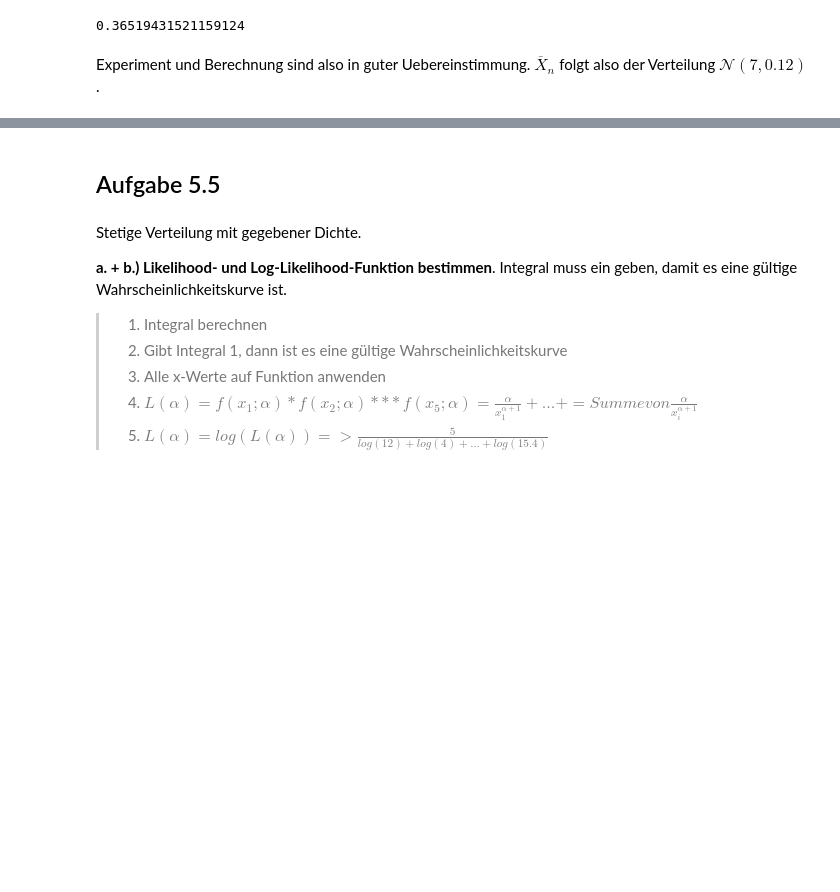
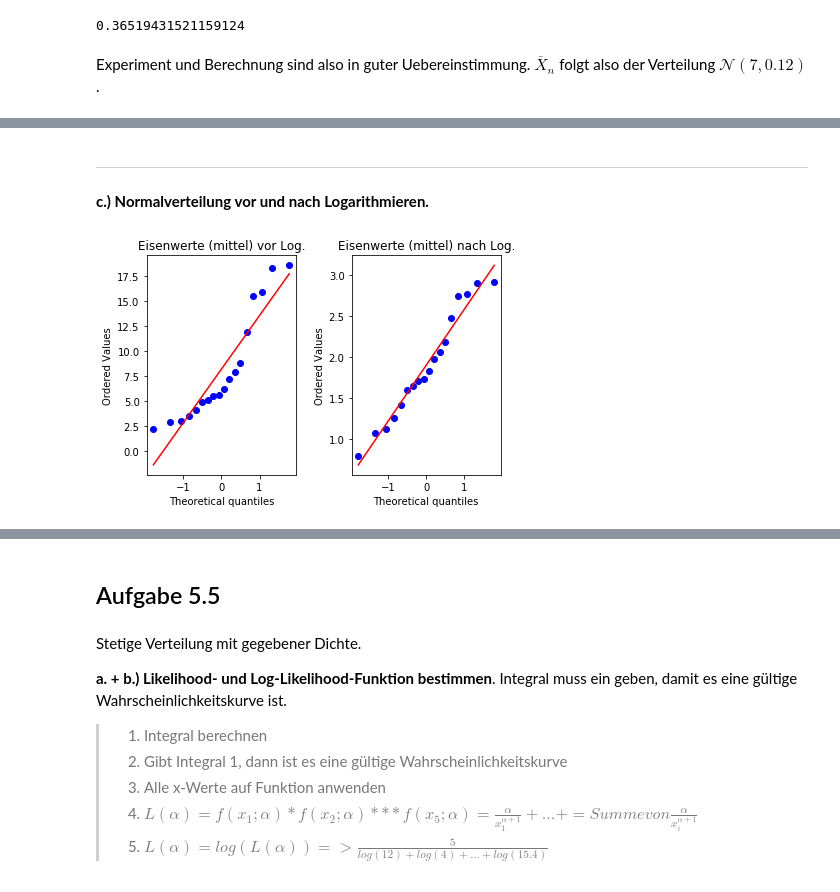
Before and after one commit to christopherchristensen/summaries, a Jupyter notebook: stat/sw05/serie_05.ipynb, the cells around one changed output, grey strips where cells are left out. Drawn from its saved outputs; the diff is of its cells as text; code cells hidden in the pictures; blank space fills up the shorter version.

```diff
--- a/stat/sw05/Python Code - Series 5.ipynb
+++ b/stat/sw05/serie_05.ipynb
@@ -334,0 +399,24 @@ Experiment und Berechnung sind also in guter Uebereinstimmung. $\overline{X}_n$
+# %% [markdown]
+---
+
+**c.) Normalverteilung vor und nach Logarithmieren.**
+# %%
+import matplotlib.pyplot as plt
+import numpy as np
+import pandas as pd
+import scipy.stats as st
+
+# Plot vor dem Logarithmieren
+plt.subplot(1, 2, 1)
+st.probplot(iron["medium"], plot=plt)
+plt.title("Eisenwerte (mittel) vor Log.")
+
+# Plot nach dem Logarithmieren
+plt.subplot(1, 2, 2)
+st.probplot(np.log(iron["medium"]), plot=plt)
+plt.title("Eisenwerte (mittel) nach Log.")
+
+plt.tight_layout()
+plt.show()
+# %% [output]
+[figure, added]
```
Also changed, not shown: parts of 11 cells of this notebook, 12 other files.
